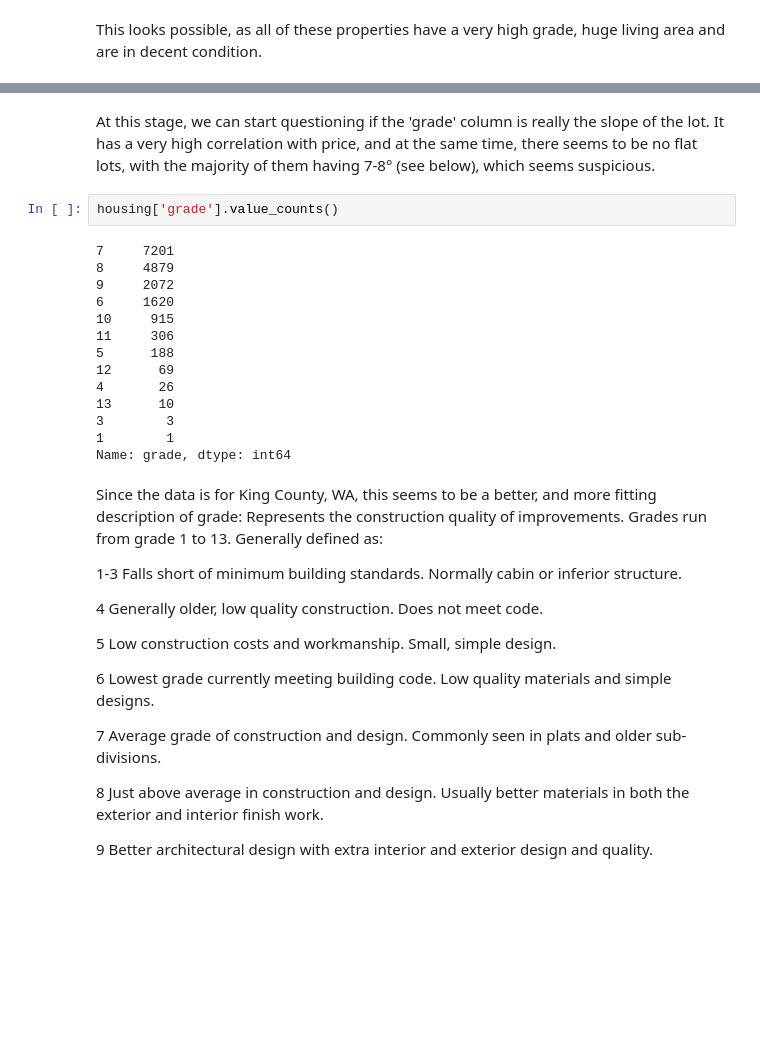
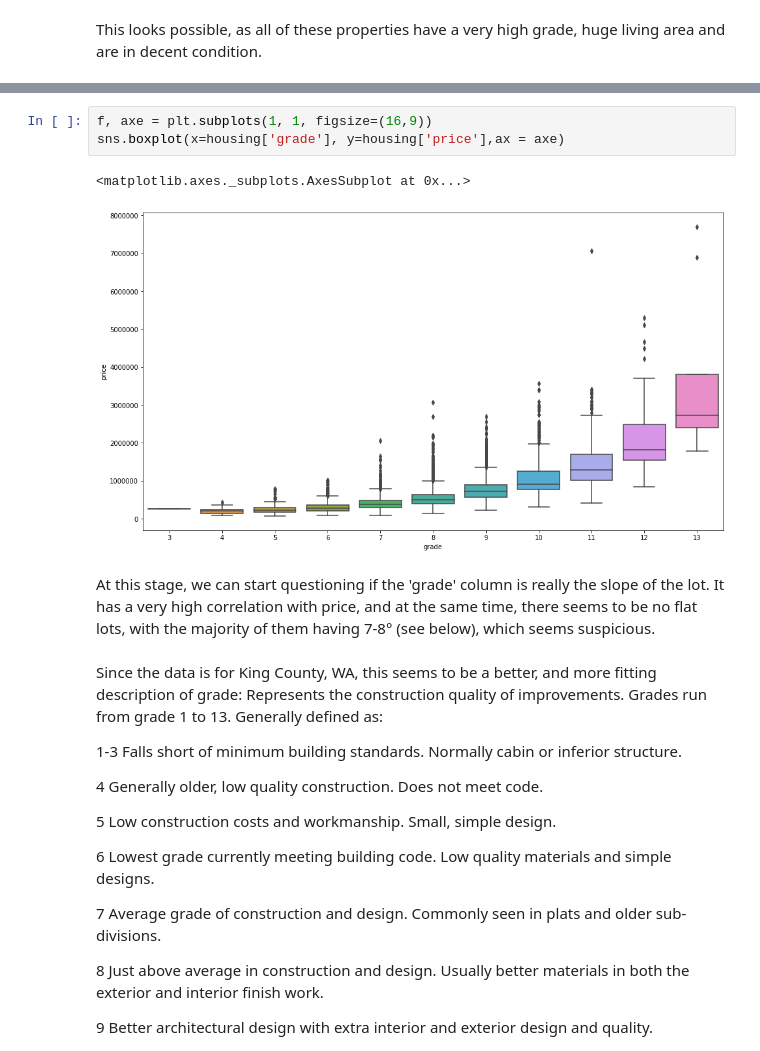
Before and after one commit to PabloOb/housing_seattle, a Jupyter notebook: analysis.ipynb, the cells around one changed output, grey strips where cells are left out. Cells and saved outputs as stored; diff of their text form; blank space fills up the shorter version.

```diff
--- a/analysis.ipynb
+++ b/analysis.ipynb
@@ -275,21 +301,11 @@ ax = pd.plotting.scatter_matrix(housing[attributes], figsize=(30, 20))
+# %%
+f, axe = plt.subplots(1, 1, figsize=(16,9))
+sns.boxplot(x=housing['grade'], y=housing['price'],ax = axe)
+# %% [output]
+<matplotlib.axes._subplots.AxesSubplot at 0x...>
+[figure, added]
 # %% [markdown]
 At this stage, we can start questioning if the 'grade' column is really the slope of the lot. It has a very high correlation with price, and at the same time, there seems to be no flat lots, with the majority of them having 7-8° (see below), which seems suspicious.
-# %%
-housing['grade'].value_counts()
-# %% [output]
-7     7201
-8     4879
-9     2072
-6     1620
-10     915
-11     306
-5      188
-12      69
-4       26
-13      10
-3        3
-1        1
-Name: grade, dtype: int64
 # %% [markdown]
 Since the data is for King County, WA, this seems to be a better, and more fitting description of grade:
 Represents the construction quality of improvements. Grades run from grade 1 to 13. Generally defined as:
```
Also changed, not shown: parts of 47 cells of this notebook.
